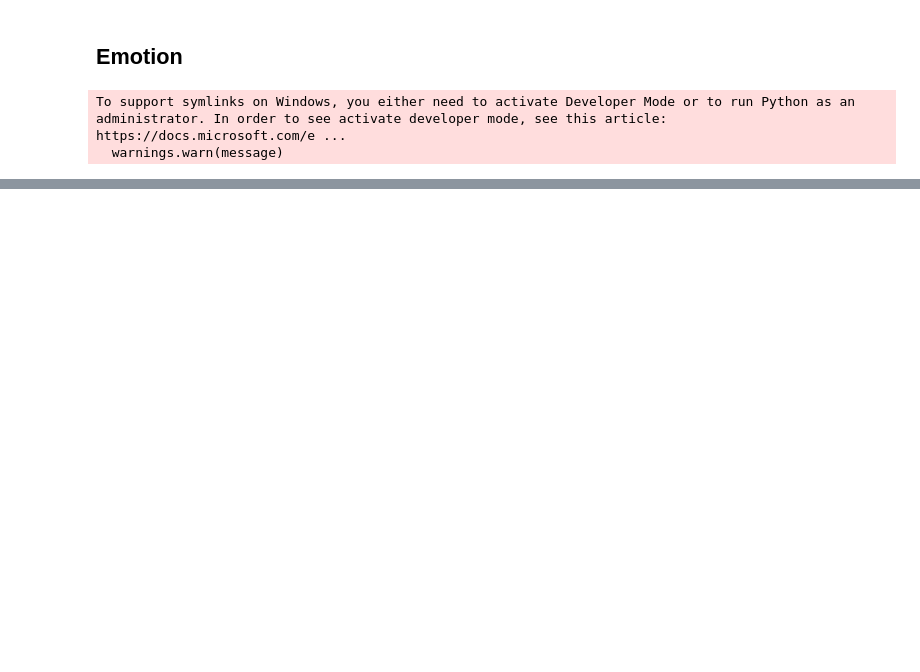
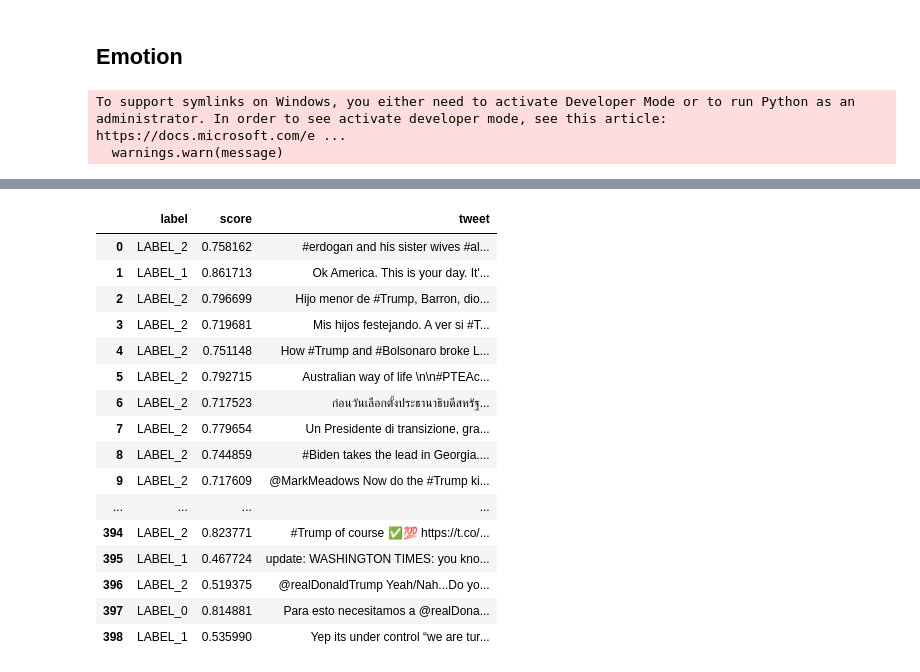
Before and after one commit to Moenupa/tweet-dynamics-us-election-2020, a Jupyter notebook: CSC440_Final_Project.ipynb, the cells around one changed output, grey strips where cells are left out. Saved outputs shown, nothing was run; the diff lists cells and outputs as text; code cells hidden in the pictures; blank space fills up the shorter version.

```diff
--- a/CSC440_Final_Project.ipynb
+++ b/CSC440_Final_Project.ipynb
@@ -277,0 +259,5 @@ collect['biden']
+# %%
+model_ckpt = "kornosk/bert-election2020-twitter-stance-biden-KE-MLM"
+pipe = pipeline("text-classification", model=model_ckpt, device=device)
+# %%
+res = pipe_and_sample(500, pipe, dataset)
@@ -277,0 +273,20 @@ collect['biden']
+# %%
+res['trump']
+# %% [output]
+|  | label | score | tweet |
+| 0 | LABEL_2 | 0.758162 | #erdogan and his sister wives #al... |
+| 1 | LABEL_1 | 0.861713 | Ok America. This is your day. It'... |
+| 2 | LABEL_2 | 0.796699 | Hijo menor de #Trump, Barron, dio... |
+| 3 | LABEL_2 | 0.719681 | Mis hijos festejando. A ver si #T... |
+| 4 | LABEL_2 | 0.751148 | How #Trump and #Bolsonaro broke L... |
+| 5 | LABEL_2 | 0.792715 | Australian way of life \n\n#PTEAc... |
+| 6 | LABEL_2 | 0.717523 | ก่อนวันเลือกตั้งประธานาธิบดีสหรัฐ... |
+| 7 | LABEL_2 | 0.779654 | Un Presidente di transizione, gra... |
+| 8 | LABEL_2 | 0.744859 | #Biden takes the lead in Georgia.... |
+| 9 | LABEL_2 | 0.717609 | @MarkMeadows Now do the #Trump ki... |
+| ... | ... | ... | ... |
+| 394 | LABEL_2 | 0.823771 | #Trump of course ✅💯 https://t.co/... |
+| 395 | LABEL_1 | 0.467724 | update: WASHINGTON TIMES: you kno... |
+| 396 | LABEL_2 | 0.519375 | @realDonaldTrump Yeah/Nah...Do yo... |
+| 397 | LABEL_0 | 0.814881 | Para esto necesitamos a @realDona... |
+| 398 | LABEL_1 | 0.535990 | Yep its under control “we are tur... |
```
Also changed, not shown: parts of 22 cells of this notebook, 2 other files.
